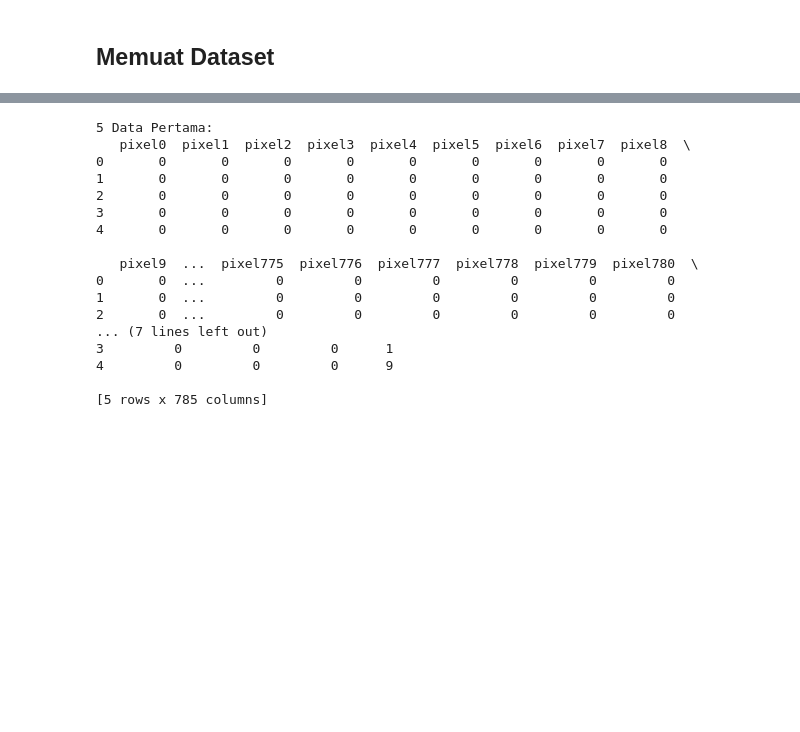
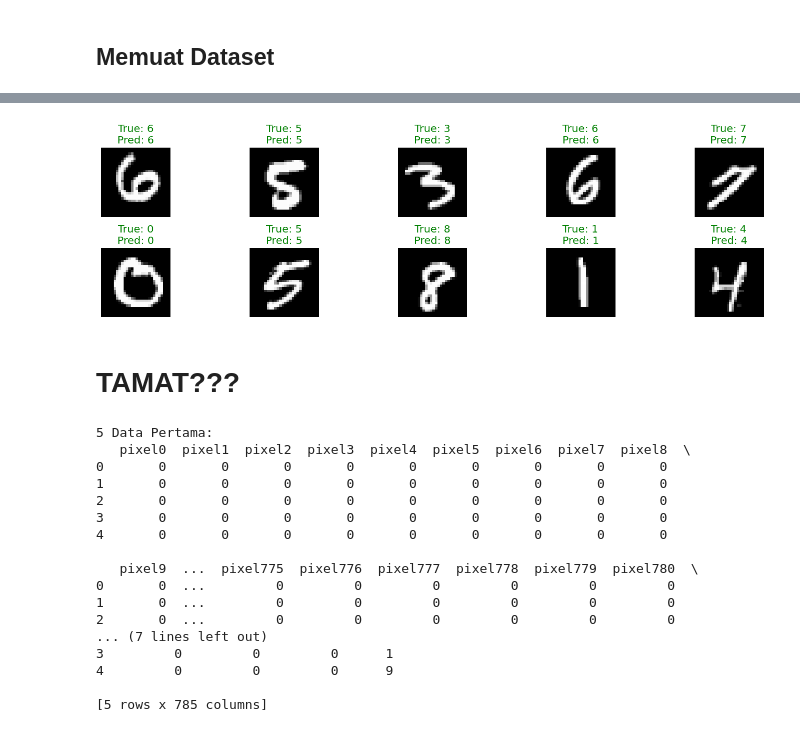
Before and after one commit to alandmprtma/IF3270_Tubes1_57, a Jupyter notebook: test_main.ipynb, the cells around one changed output, grey strips where cells are left out. Saved outputs shown, nothing was run; the diff lists cells and outputs as text; code cells hidden in the pictures; blank space fills up the shorter version.

```diff
--- a/test_main.ipynb
+++ b/test_main.ipynb
@@ -27,3 +276,32 @@ from ffnn.model import FFNN
+# %%
+n_examples = 10
+sample_indices = np.random.choice(len(X_test), n_examples, replace=False)
+X_samples = X_test[sample_indices]
+y_true_samples = np.argmax(y_test[sample_indices], axis=1)
+
+# Get predictions
+y_pred_samples = model.forward(X_samples)
+y_pred_samples_classes = np.argmax(y_pred_samples, axis=1)
+
+# Display the results
+plt.figure(figsize=(15, 4))
+for i in range(n_examples):
+    plt.subplot(2, n_examples//2, i+1)
+    plt.imshow(X_samples[i].reshape(28, 28), cmap='gray')
+
+    # Green for correct, red for incorrect predictions
+    color = 'green' if y_pred_samples_classes[i] == y_true_samples[i] else 'red'
+
+    plt.title(f"True: {y_true_samples[i]}\nPred: {y_pred_samples_classes[i]}",
+              color=color)
+    plt.axis('off')
+
+plt.tight_layout()
+plt.show()
+# %% [output]
+[figure, added]
+# %% [markdown]
+# TAMAT???
 # %%
 # Memuat dataset MNIST
 X, y = fetch_openml("mnist_784", version=1, return_X_y=True, as_frame=False, parser="auto")
```
Also changed, not shown: parts of 9 cells of this notebook, 4 other files.
